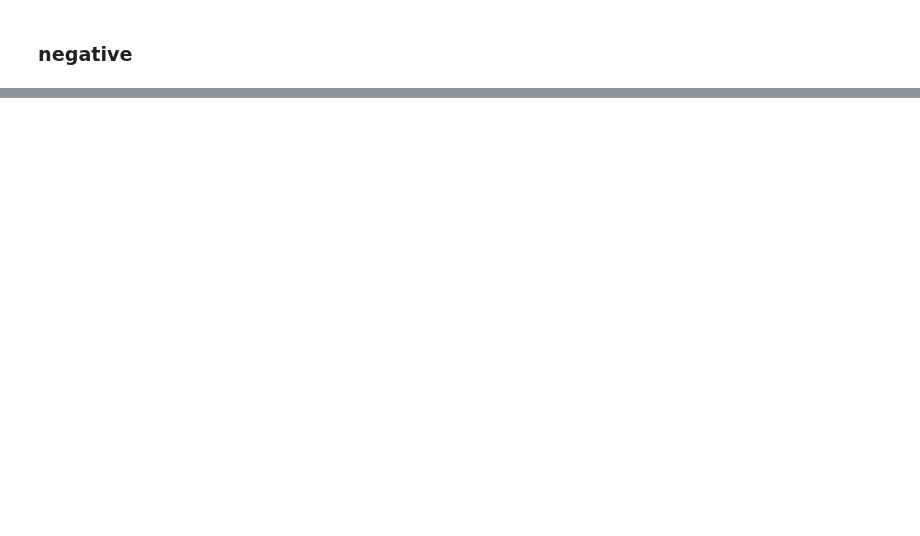
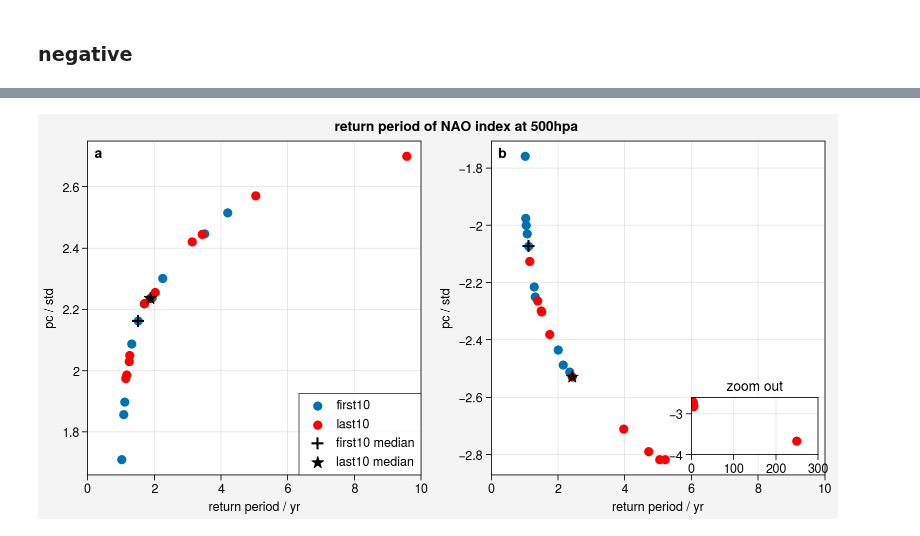
Before and after one commit to liuquan18/Teleconnection, a Jupyter notebook: scripts/EVT/same_distribution_diff_periods.ipynb, the cells around one changed output, grey strips where cells are left out. Cells and saved outputs as stored; diff of their text form; code cells hidden in the pictures; blank space fills up the shorter version.

```diff
--- a/scripts/EVT/same_distribution_diff_periods.ipynb
+++ b/scripts/EVT/same_distribution_diff_periods.ipynb
@@ -152,0 +139,16 @@ ax.set_xlim(0,10)
+# %%
+def mode_return_period(index,mode, hlayers = 50000):
+
+    index = index.sel(mode = mode,hlayers = hlayers)
+
+    # pos
+    all_pos = return_period(index,'pos')
+    first10_all_pos, last10_all_pos = tenYear_return_period(all_pos)
+    first10_median_pos, last10_median_pos = tenYear_return_period_median(all_pos,method = 'max')
+
+    # neg
+    all_neg = return_period(index,'neg')
+    first10_all_neg, last10_all_neg = tenYear_return_period(all_neg)
+    first10_median_neg, last10_median_neg = tenYear_return_period_median(all_neg,method = 'min')
+
+    return first10_all_pos, last10_all_pos, first10_median_pos, last10_median_pos, first10_all_neg, last10_all_neg, first10_median_neg, last10_median_neg
@@ -152,0 +210,4 @@ ax.set_xlim(0,10)
+# %%
+plot_return_period(index,"NAO")
+# %% [output]
+[figure, added]
```
Also changed, not shown: parts of 37 cells of this notebook.
